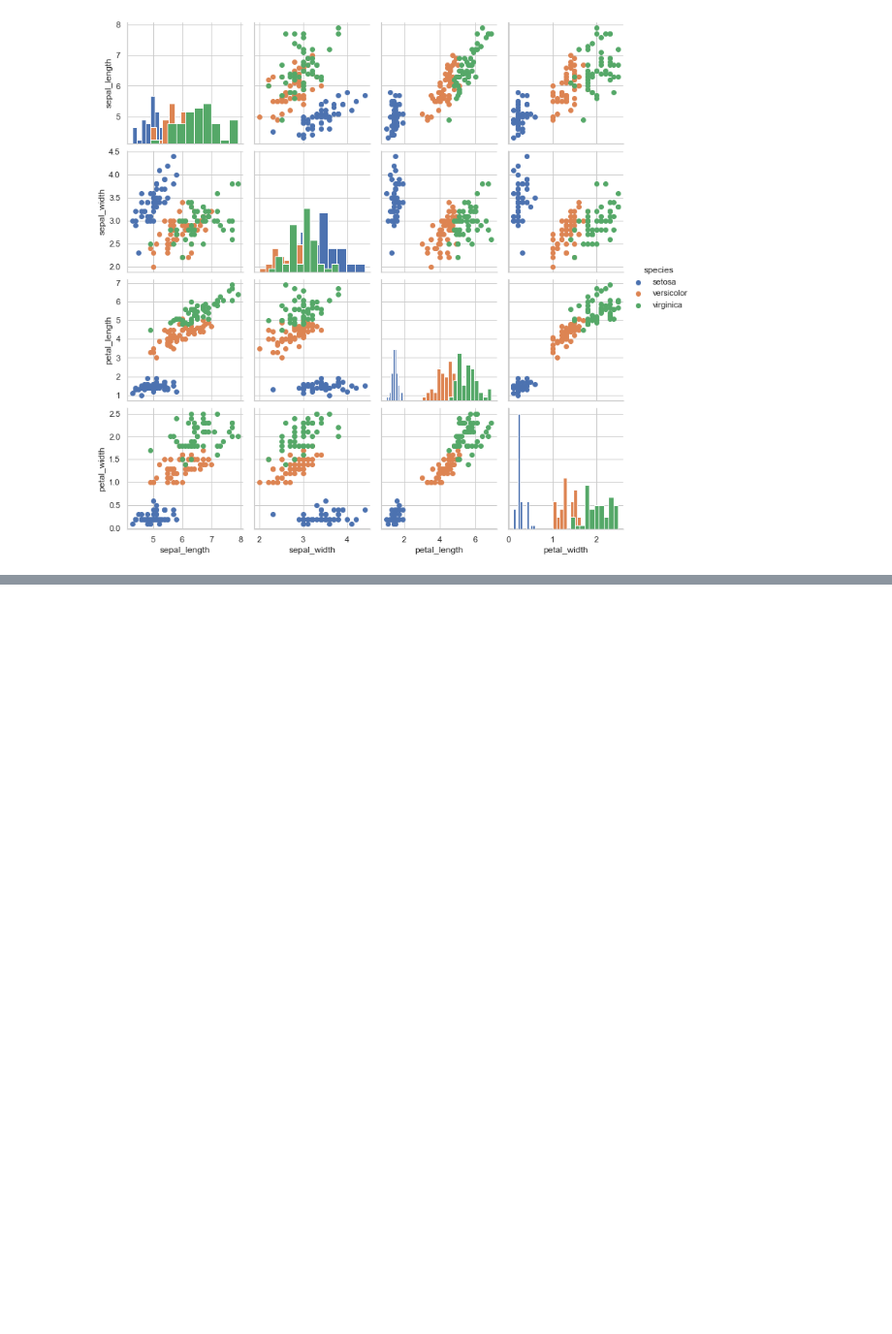
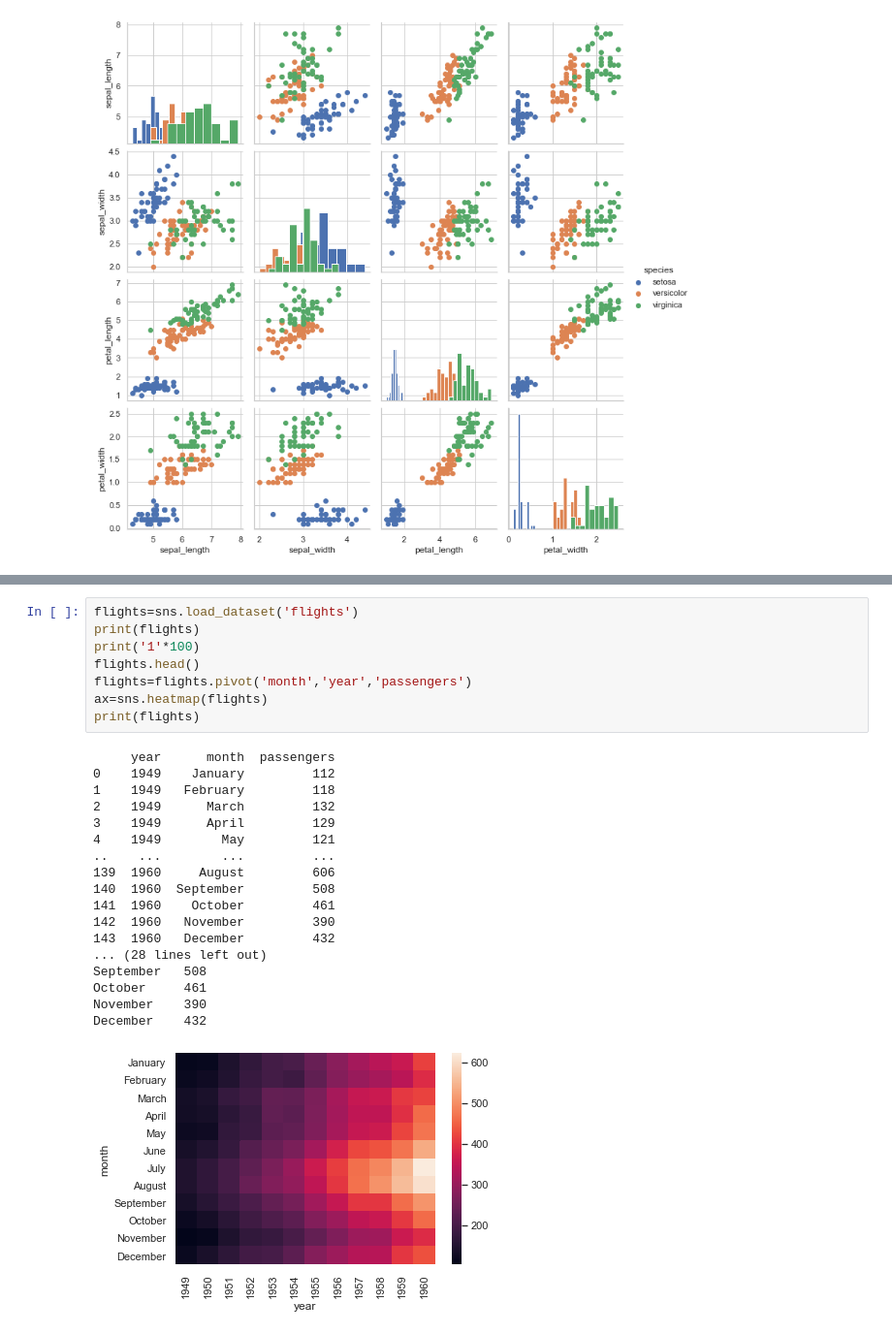
Before and after one commit to lixixi89055465/py_stu, a Jupyter notebook: tangyudi/base/seaborn/example-04.ipynb, the cells around one changed output, grey strips where cells are left out. Shown at 97% size. Saved outputs shown, nothing was run; the diff lists cells and outputs as text; blank space fills up the shorter version.

```diff
--- a/tangyudi/base/seaborn/example-04.ipynb
+++ b/tangyudi/base/seaborn/example-04.ipynb
@@ -160,0 +190,27 @@ g.add_legend()
+# %%
+flights=sns.load_dataset('flights')
+print(flights)
+print('1'*100)
+flights.head()
+flights=flights.pivot('month','year','passengers')
+ax=sns.heatmap(flights)
+print(flights)
+# %% [output]
+     year      month  passengers
+0    1949    January         112
+1    1949   February         118
+2    1949      March         132
+3    1949      April         129
+4    1949        May         121
+..    ...        ...         ...
+139  1960     August         606
+140  1960  September         508
+141  1960    October         461
+142  1960   November         390
+143  1960   December         432
+... (28 lines left out)
+September   508
+October     461
+November    390
+December    432
+[figure, added]
```
Also changed, not shown: parts of 7 cells of this notebook.
